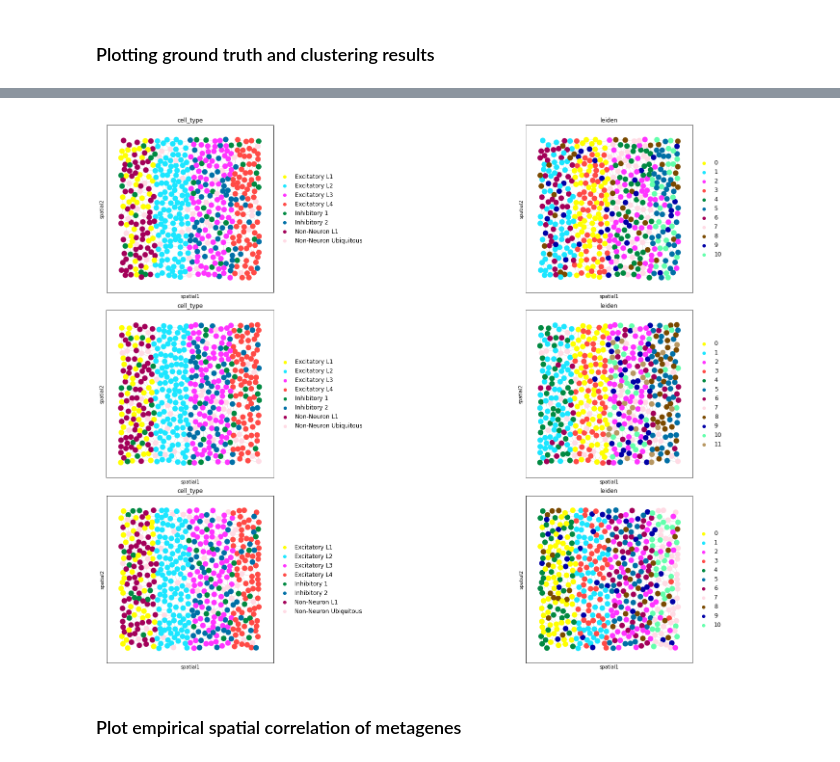
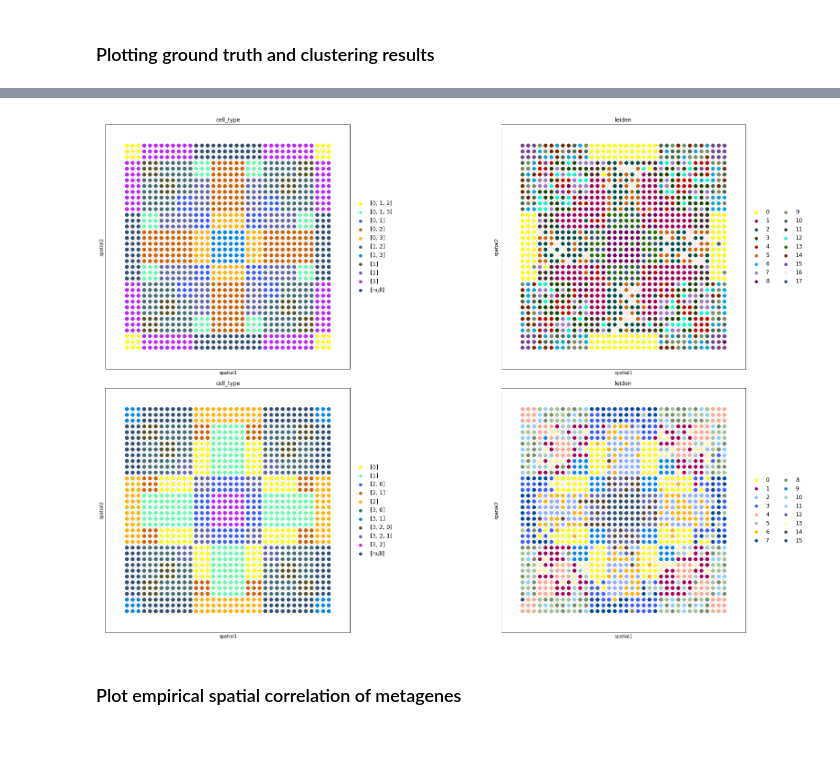
Before and after one commit to alam-shahul/popari, a Jupyter notebook: docs/source/tutorial_gallery/analysis_demo.ipynb, the cells around one changed output, grey strips where cells are left out. Saved outputs shown, nothing was run; the diff lists cells and outputs as text; code cells hidden in the pictures.

Commit message:
Updates to `analysis_demo.ipynb`.
Reflects changes to API.

````diff
--- a/docs/source/tutorial_gallery/analysis_demo.ipynb
+++ b/docs/source/tutorial_gallery/analysis_demo.ipynb
@@ -17,5 +20,4 @@ import matplotlib.pyplot as plt
 # %%
-replicate_names = ["top", "bottom", "central"]
-demo = model.load_trained_model("demo_model.h5ad", replicate_names) # Replace with path to your trained model
+demo = load_trained_model("demo.h5ad", verbose=0) # Replace with path to your trained model
 # %% [markdown]
 ```{note}
@@ -44,7 +42,7 @@ analysis.compute_empirical_correlations(demo, feature="X")
 # %% [markdown]
 ### Plotting ground truth and clustering results
 # %%
-fig, axes = plt.subplots(3, 2, figsize=(24, 16), constrained_layout=True)
-analysis.plot_in_situ(demo, color="cell_type", legend_fontsize="large", axes=axes[:, 0])
-analysis.plot_in_situ(demo, color="leiden", legend_fontsize="large", axes=axes[:, 1])
+fig, axes = plt.subplots(2, 2, figsize=(24, 16), constrained_layout=True)
+pl.in_situ(demo, color="cell_type", legend_fontsize="large", size=200, axes=axes[:, 0])
+pl.in_situ(demo, color="leiden", legend_fontsize="large", size=200, axes=axes[:, 1])
 # %% [output]
@@ -51,4 +53,4 @@ analysis.plot_in_situ(demo, color="leiden", legend_fontsize="large", axes=axes[:
-[figure, old version]
+[figure, new version]
 # %% [markdown]
 ### Plot empirical spatial correlation of metagenes
 # %%
````
Also changed, not shown: parts of 17 cells of this notebook, 1 other file.
